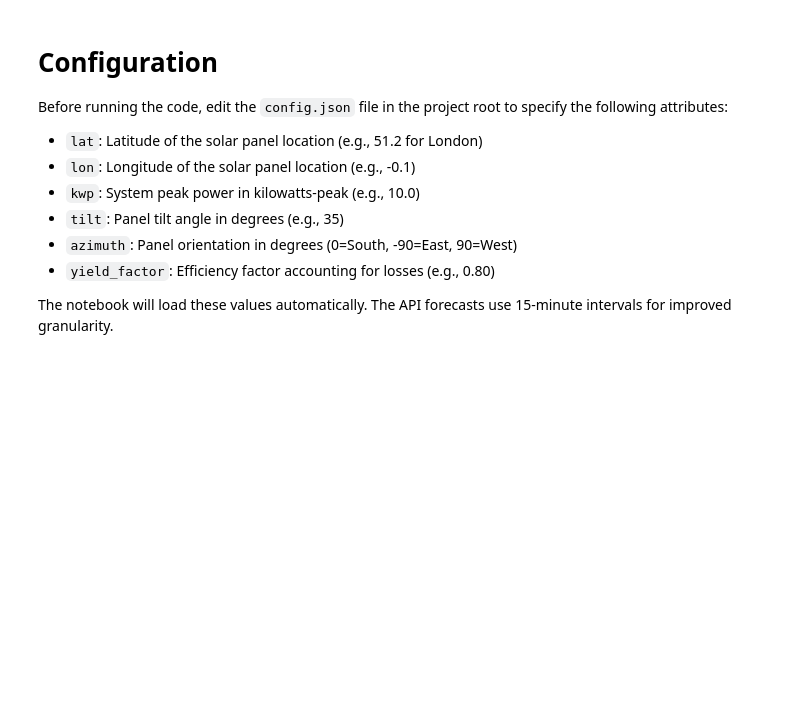
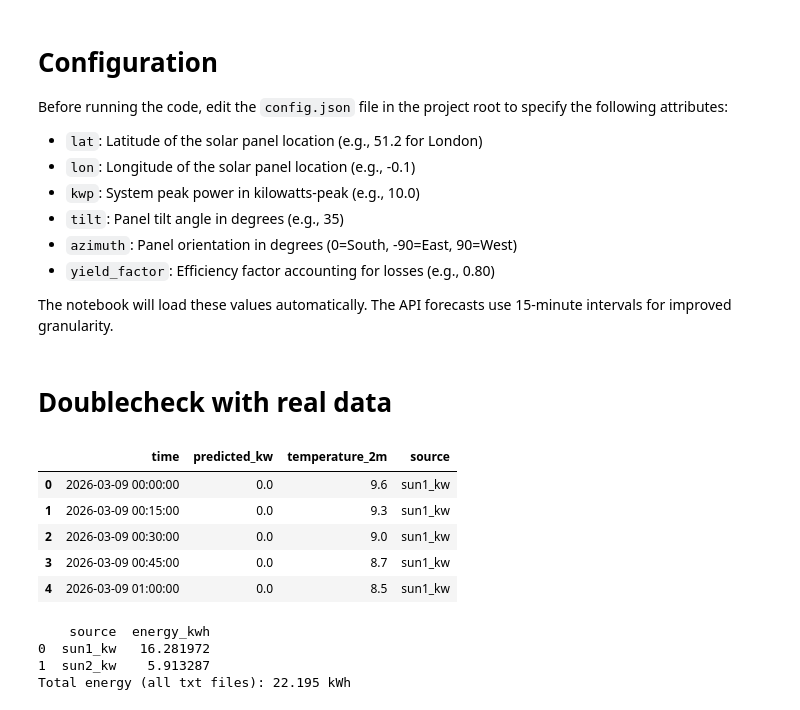
Before and after one commit to joschamz/hems-automation, a Jupyter notebook: solar_forecast.ipynb, the cells around one changed output. Saved outputs shown, nothing was run; the diff lists cells and outputs as text; code cells hidden in the pictures; blank space fills up the shorter version.

```diff
--- a/solar_forecast.ipynb
+++ b/solar_forecast.ipynb
@@ -125,3 +125,53 @@ def get_solar_weather(lat, lon, kwp, tilt_angle):
 # Use the loaded config
 forecast = get_solar_weather(config['lat'], config['lon'], config['kwp'], config['tilt'])
 print(forecast.to_string())
+# %% [markdown]
+# Doublecheck with real data
+# %%
+from pathlib import Path
+import re
+import pandas as pd
+
+pattern = re.compile(
+    r"^\s*\d+\s+(\d{4}-\d{2}-\d{2}\s+\d{2}:\d{2}:\d{2})\s+([-+]?\d*\.?\d+)\s+([-+]?\d*\.?\d+)\s*$"
+    )
+
+def load_solar_txt(file_path: Path) -> pd.DataFrame:
+    rows = []
+    for line in file_path.read_text(encoding="utf-8").splitlines():
+        match = pattern.match(line)
+        if match:
+            rows.append(match.groups())
+
+    df = pd.DataFrame(rows, columns=["time", "predicted_kw", "temperature_2m"])
+    df["time"] = pd.to_datetime(df["time"])
+    for col in ["predicted_kw", "temperature_2m"]:
+        df[col] = pd.to_numeric(df[col], errors="coerce")
+    df["source"] = file_path.stem.split()[0]
+    return df
+
+txt_files = sorted(Path("data/validate").glob("*.txt"))
+df_all = pd.concat([load_solar_txt(fp) for fp in txt_files], ignore_index=True)
+
+df_all.head()
+# %% [output]
+|  | time | predicted_kw | temperature_2m | source |
+| 0 | 2026-03-09 00:00:00 | 0.0 | 9.6 | sun1_kw |
+| 1 | 2026-03-09 00:15:00 | 0.0 | 9.3 | sun1_kw |
+| 2 | 2026-03-09 00:30:00 | 0.0 | 9.0 | sun1_kw |
+| 3 | 2026-03-09 00:45:00 | 0.0 | 8.7 | sun1_kw |
+| 4 | 2026-03-09 01:00:00 | 0.0 | 8.5 | sun1_kw |
+# %%
+# 15-minute values: kWh per row = kW * 0.25 hours
+df_all["energy_kwh"] = df_all["predicted_kw"] * 0.25
+
+energy_by_source = df_all.groupby("source", as_index=False)["energy_kwh"].sum()
+total_kwh = energy_by_source["energy_kwh"].sum()
+
+print(energy_by_source)
+print(f"Total energy (all txt files): {total_kwh:.3f} kWh")
+# %% [output]
+    source  energy_kwh
+0  sun1_kw   16.281972
+1  sun2_kw    5.913287
+Total energy (all txt files): 22.195 kWh
```
Also changed, not shown: 3 other files.
